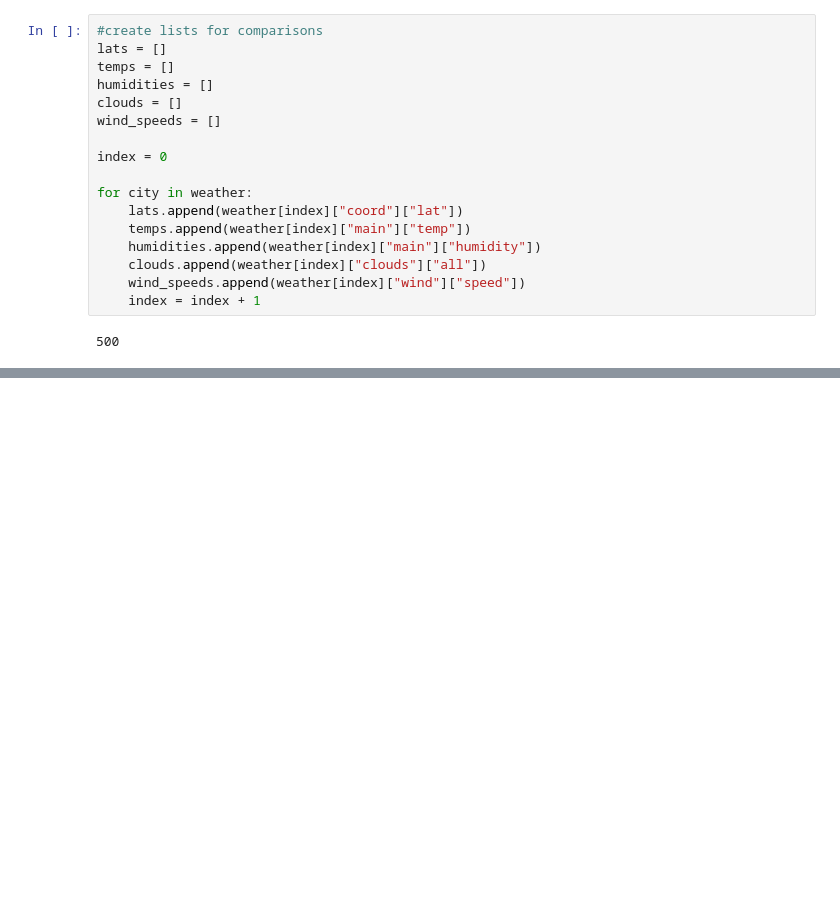
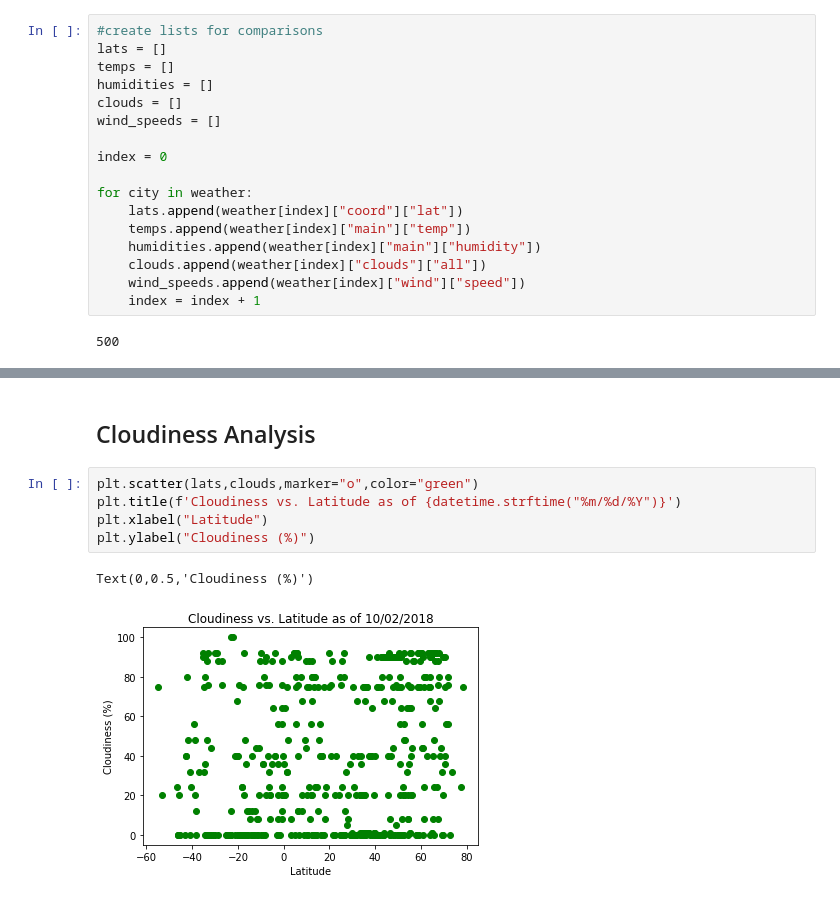
Before and after one commit to obnicholson/PythonAPIs_Oct3, a Jupyter notebook: WeatherPy.ipynb, the cells around one changed output, grey strips where cells are left out. Cells and saved outputs as stored; diff of their text form; blank space fills up the shorter version.

```diff
--- a/WeatherPy.ipynb
+++ b/WeatherPy.ipynb
@@ -114,0 +152,10 @@ for city in weather:
+# %% [markdown]
+## Cloudiness Analysis
+# %%
+plt.scatter(lats,clouds,marker="o",color="green")
+plt.title(f'Cloudiness vs. Latitude as of {datetime.strftime("%m/%d/%Y")}')
+plt.xlabel("Latitude")
+plt.ylabel("Cloudiness (%)")
+# %% [output]
+Text(0,0.5,'Cloudiness (%)')
+[figure, added]
```
Also changed, not shown: parts of 9 cells of this notebook.
